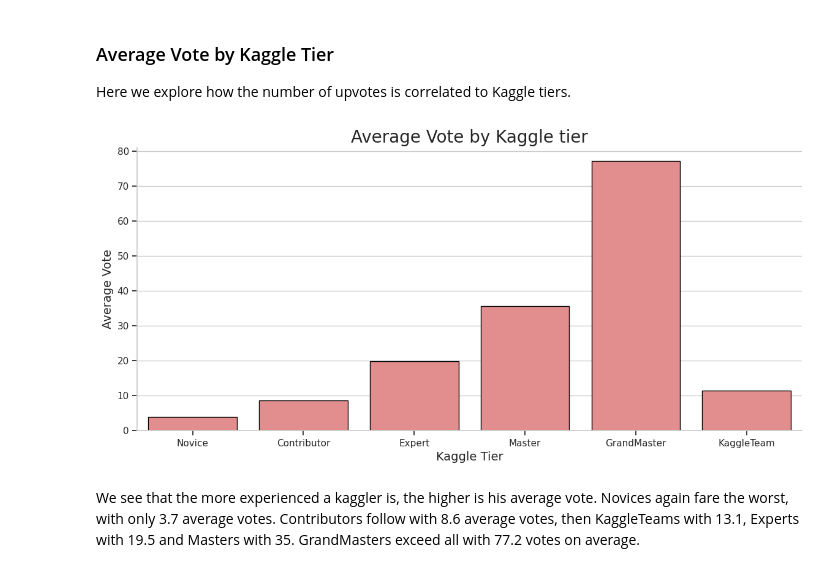
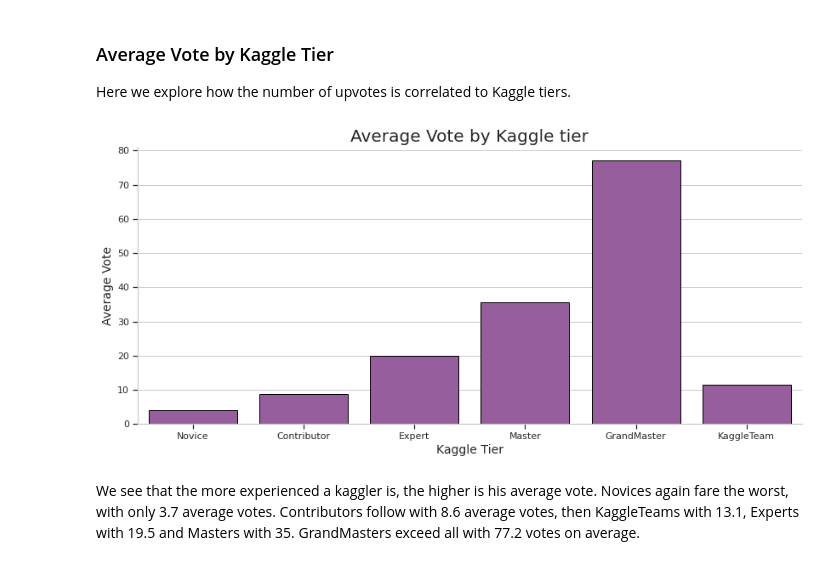
Before and after one commit to moratsam/kaggle-survey-2022, a Jupyter notebook: Kaggle_Survey_2022.ipynb, the cells around one changed output. Drawn from its saved outputs; the diff is of its cells as text; code cells hidden in the pictures.

```diff
--- a/Kaggle_Survey_2022.ipynb
+++ b/Kaggle_Survey_2022.ipynb
@@ -184,8 +216,10 @@ There have been many excellent notebook submissions in the Kaggle Survey competi
 
 #df.to_csv(r'C:\Users\Klemen\Documents\Data Science\Kaggle\Survey2022\kaggle_survey_challenge_all_kernels.csv')
 # %%
+# cleaned_kernels_df = pd.read_csv('/kaggle/input/kaggle-survey-historical-meta/cleaned_kernels.csv')
 #cleaned_kernels_df = pd.read_csv(r'C:\Users\Klemen\Documents\Data Science\Kaggle\Survey2022\cleaned_kernels.csv')
-cleaned_kernels_df = pd.read_csv('kaggle-survey-historical-meta/cleaned_kernels.csv')
+#cleaned_kernels_df = pd.read_csv('kaggle-survey-historical-meta/cleaned_kernels.csv')
+cleaned_kernels_df = pd.read_csv('/kaggle/input/d/jakkajdsfs/kaggle-survey-historical-meta/cleaned_kernels.csv')
 # %% [markdown]
 ## 1) Trends
 # %% [markdown]
@@ -200,13 +234,12 @@ submissions_df = without_null_df.year.value_counts().rename('submissions_count')
 
 # draw a lineplot
 custom_params = {"axes.spines.right": False, "axes.spines.top": False}
-sns.set_theme(style="whitegrid", rc=custom_params)
+sns.set_theme(style="whitegrid", palette=global_palette, rc=custom_params)
 plt.figure(figsize=(14,6))
 
 submissions_plot = sns.lineplot(data=submissions_df,
                                  x="index",
                                  y='submissions_count',
-                                 color='turquoise',
                                  marker='p',
                                  markersize=10)
 submissions_plot.set_xticks(range(2017, 2022), labels=range(2017, 2022))
@@ -228,7 +261,7 @@ without_unknown_language_df = without_null_df.loc[without_null_df['language'] !=
 languages_df = without_unknown_language_df.groupby('year').language.value_counts().rename("language_count").reset_index()
 
 custom_params = {"axes.spines.right": False, "axes.spines.top": False}
-sns.set_theme(style="whitegrid", rc=custom_params)
+sns.set_theme(style="whitegrid", palette=global_palette, rc=custom_params)
 plt.figure(figsize=(14,6))
 
 languages_plot = sns.lineplot(data=languages_df,
@@ -256,7 +289,7 @@ In this plot we explore how kaggle tiers of participants changed throughout the
 tiers_df = without_null_df.groupby('year').tier.value_counts().rename("tier_count").reset_index()
 
 custom_params = {"axes.spines.right": False, "axes.spines.top": False}
-sns.set_theme(style="whitegrid", rc=custom_params)
+sns.set_theme(style="whitegrid", palette=global_palette, rc=custom_params)
 plt.figure(figsize=(14,6))
 
 tiers_plot = sns.lineplot(data=tiers_df,
@@ -454,28 +489,28 @@ Here we explore how the number of upvotes is correlated to Kaggle tiers.
 # %%
 tiers_votes_df = without_null_df[['tier','votes']]
 
 tiers_votes_mean_df = tiers_votes_df.groupby('tier').agg('mean')
 
 tiers_votes_mean_df.reset_index(inplace=True)
 
 custom_params = {"axes.spines.right": False, "axes.spines.top": False}
 sns.set_theme(style="whitegrid", rc=custom_params)
 plt.figure(figsize=(14,6))
 
 tiers_votes_plot = sns.barplot(data=tiers_votes_mean_df,
                                x='tier',
                                y='votes',
                                order=['Novice', 'Contributor', 'Expert', 'Master', 'GrandMaster', 'KaggleTeam'],
-                               edgecolor='black',
-                               color='lightcoral')
+                               edgecolor=global_edge_color,
+                               color=global_color)
 plt.title('Average Vote by Kaggle tier',fontsize=20)
 plt.xlabel('Kaggle Tier', fontsize=14);
 plt.ylabel('Average Vote', fontsize=14)
 plt.tick_params(bottom=True, left=True)
 
 plt.show()
 # %% [output]
-[figure, old version]
+[figure, new version]
 # %% [markdown]
 We see that the more experienced a kaggler is, the higher is his average vote. Novices again fare the worst, with only 3.7 average votes. Contributors follow with 8.6 average votes, then KaggleTeams with 13.1, Experts with 19.5 and Masters with 35. GrandMasters exceed all with 77.2 votes on average.
 # %% [markdown]
```
Also changed, not shown: parts of 25 cells of this notebook.
